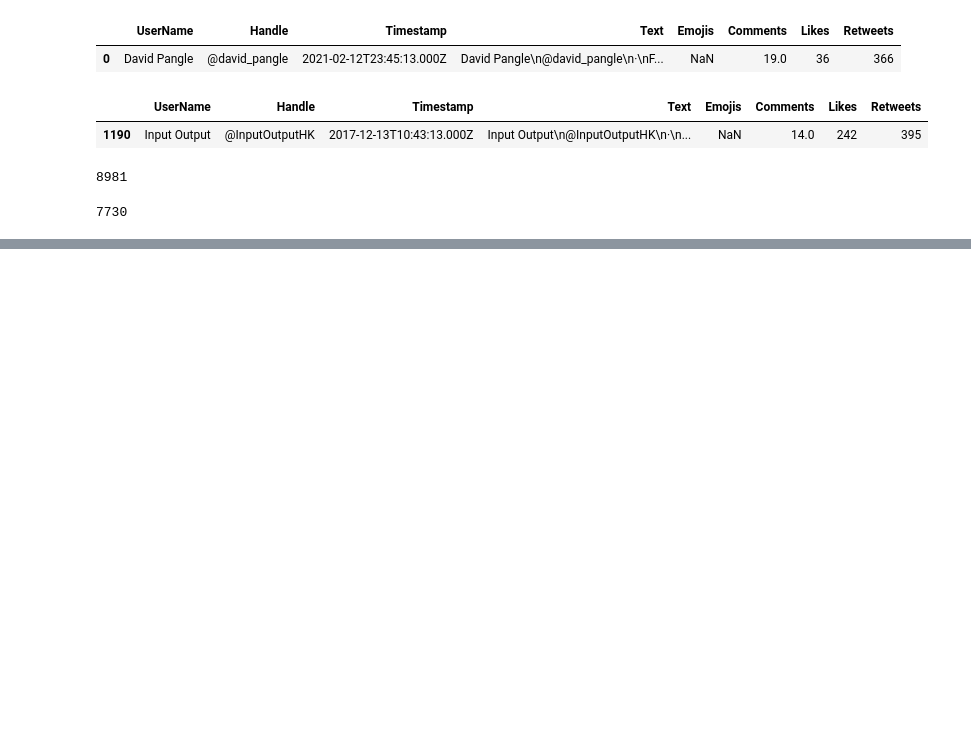
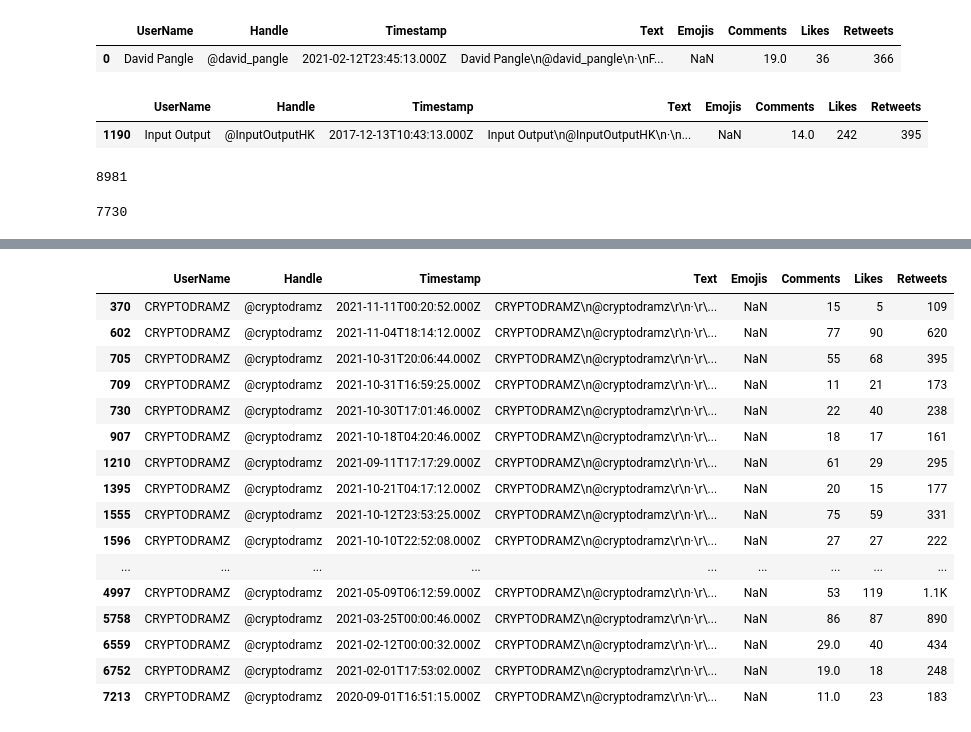
Before and after one commit to NonitMittal/crytpocurrency_price_prediction, a Jupyter notebook: webScraping/scrapping_dataProcessing.ipynb, the cells around one changed output, grey strips where cells are left out. Cells and saved outputs as stored; diff of their text form; code cells hidden in the pictures; blank space fills up the shorter version.

```diff
--- a/webScraping/scrapping_dataProcessing.ipynb
+++ b/webScraping/scrapping_dataProcessing.ipynb
@@ -62,0 +181,27 @@ new_data.to_csv(f"./twitter_tweets_final.csv", index = None, header=True)
+# %%
+# adding the UserName "CRYPTODRAMZ\n" before every tweet of Handle "@cryptodramz"
+dt.loc[(dt["UserName"].isna() == True) & (dt["Handle"] == "@cryptodramz"), "Text"] = "CRYPTODRAMZ\n" + dt["Text"][(dt["UserName"].isna() == True) & (dt["Handle"] == "@cryptodramz")]
+
+# set username "CRYPTODRAMZ"
+# has handle = "@cryptodramz"
+dt.loc[dt["Handle"] == "@cryptodramz" , 'UserName'] = "CRYPTODRAMZ"
+# %%
+dt[dt["Handle"] == "@cryptodramz"]
+# %% [output]
+|  | UserName | Handle | Timestamp | Text | Emojis | Comments | Likes | Retweets |
+| 370 | CRYPTODRAMZ | @cryptodramz | 2021-11-11T00:20:52.000Z | CRYPTODRAMZ\n@cryptodramz\r\n·\r\... | NaN | 15 | 5 | 109 |
+| 602 | CRYPTODRAMZ | @cryptodramz | 2021-11-04T18:14:12.000Z | CRYPTODRAMZ\n@cryptodramz\r\n·\r\... | NaN | 77 | 90 | 620 |
+| 705 | CRYPTODRAMZ | @cryptodramz | 2021-10-31T20:06:44.000Z | CRYPTODRAMZ\n@cryptodramz\r\n·\r\... | NaN | 55 | 68 | 395 |
+| 709 | CRYPTODRAMZ | @cryptodramz | 2021-10-31T16:59:25.000Z | CRYPTODRAMZ\n@cryptodramz\r\n·\r\... | NaN | 11 | 21 | 173 |
+| 730 | CRYPTODRAMZ | @cryptodramz | 2021-10-30T17:01:46.000Z | CRYPTODRAMZ\n@cryptodramz\r\n·\r\... | NaN | 22 | 40 | 238 |
+| 907 | CRYPTODRAMZ | @cryptodramz | 2021-10-18T04:20:46.000Z | CRYPTODRAMZ\n@cryptodramz\r\n·\r\... | NaN | 18 | 17 | 161 |
+| 1210 | CRYPTODRAMZ | @cryptodramz | 2021-09-11T17:17:29.000Z | CRYPTODRAMZ\n@cryptodramz\r\n·\r\... | NaN | 61 | 29 | 295 |
+| 1395 | CRYPTODRAMZ | @cryptodramz | 2021-10-21T04:17:12.000Z | CRYPTODRAMZ\n@cryptodramz\r\n·\r\... | NaN | 20 | 15 | 177 |
+| 1555 | CRYPTODRAMZ | @cryptodramz | 2021-10-12T23:53:25.000Z | CRYPTODRAMZ\n@cryptodramz\r\n·\r\... | NaN | 75 | 59 | 331 |
+| 1596 | CRYPTODRAMZ | @cryptodramz | 2021-10-10T22:52:08.000Z | CRYPTODRAMZ\n@cryptodramz\r\n·\r\... | NaN | 27 | 27 | 222 |
+| ... | ... | ... | ... | ... | ... | ... | ... | ... |
+| 4997 | CRYPTODRAMZ | @cryptodramz | 2021-05-09T06:12:59.000Z | CRYPTODRAMZ\n@cryptodramz\r\n·\r\... | NaN | 53 | 119 | 1.1K |
+| 5758 | CRYPTODRAMZ | @cryptodramz | 2021-03-25T00:00:46.000Z | CRYPTODRAMZ\n@cryptodramz\r\n·\r\... | NaN | 86 | 87 | 890 |
+| 6559 | CRYPTODRAMZ | @cryptodramz | 2021-02-12T00:00:32.000Z | CRYPTODRAMZ\n@cryptodramz\r\n·\r\... | NaN | 29.0 | 40 | 434 |
+| 6752 | CRYPTODRAMZ | @cryptodramz | 2021-02-01T17:53:02.000Z | CRYPTODRAMZ\n@cryptodramz\r\n·\r\... | NaN | 19.0 | 18 | 248 |
+| 7213 | CRYPTODRAMZ | @cryptodramz | 2020-09-01T16:51:15.000Z | CRYPTODRAMZ\n@cryptodramz\r\n·\r\... | NaN | 11.0 | 23 | 183 |
```
Also changed, not shown: parts of 16 cells of this notebook, 2 other files.
